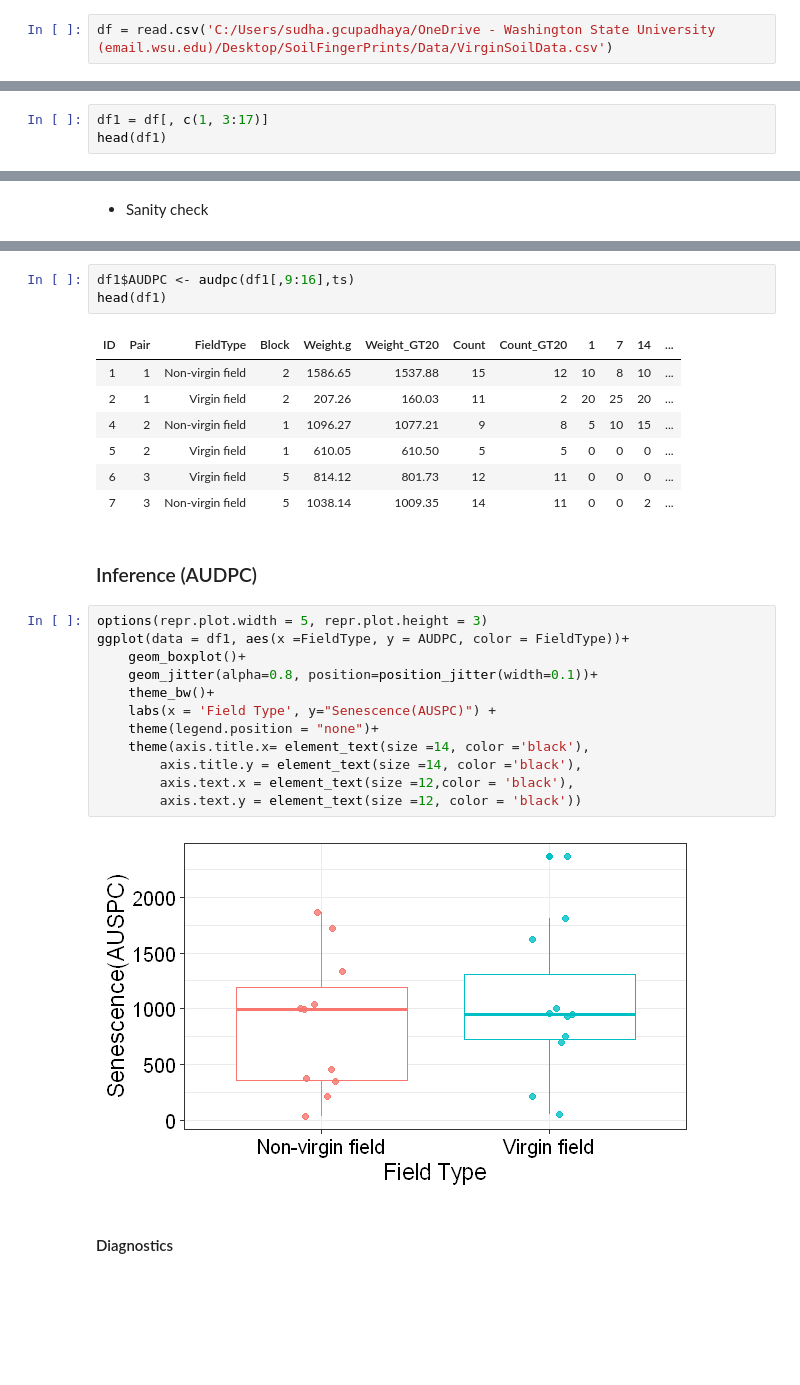
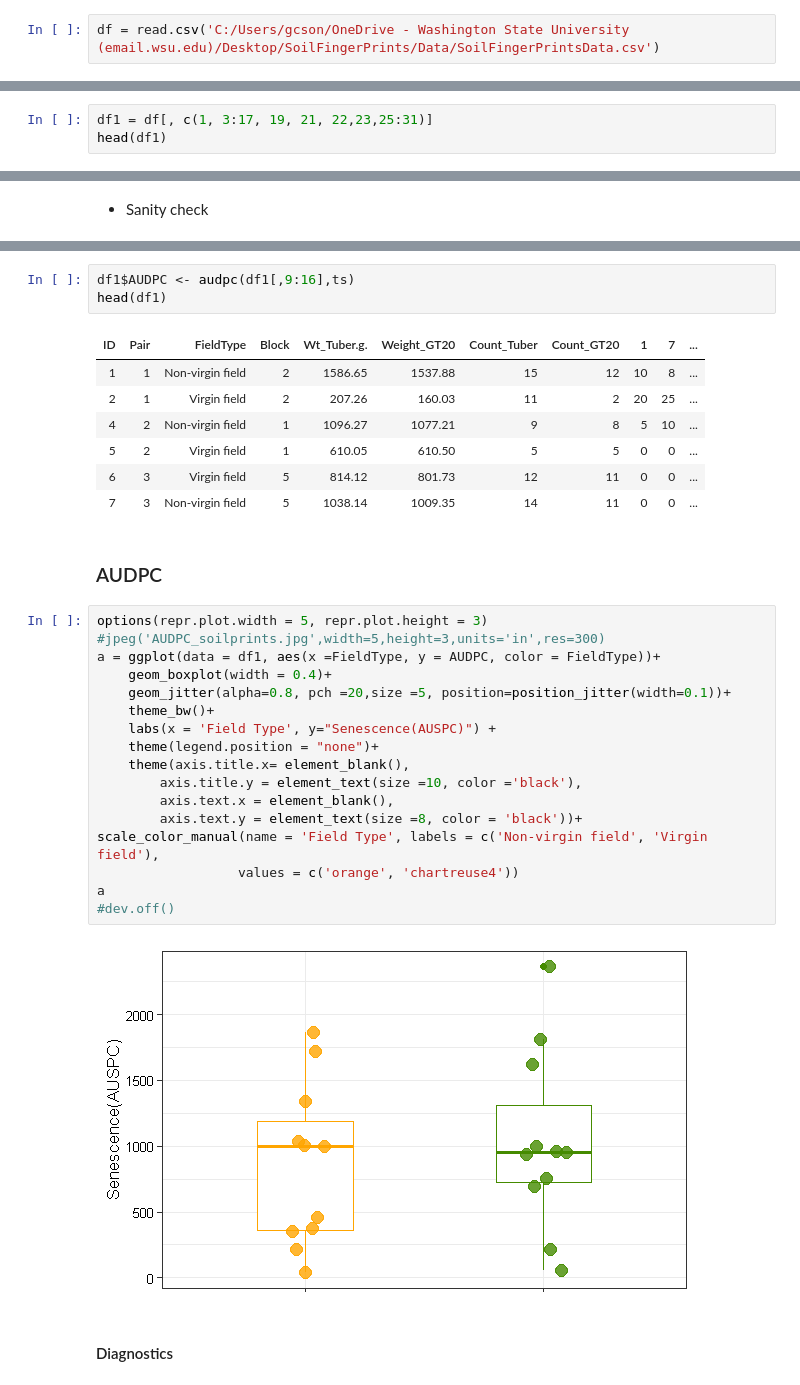
Before and after one commit to d-linnard/SoilFingerPrints, a Jupyter notebook: Script/VirgiinSoil2021.ipynb, the cells around one changed output, grey strips where cells are left out. Drawn from its saved outputs; the diff is of its cells as text; blank space fills up the shorter version.

```diff
--- a/Script/VirgiinSoil2021.ipynb
+++ b/Script/VirgiinSoil2021.ipynb
@@ -7,5 +117,5 @@ getwd()
 # %%
-df = read.csv('C:/Users/sudha.gcupadhaya/OneDrive - Washington State University (email.wsu.edu)/Desktop/SoilFingerPrints/Data/VirginSoilData.csv')
+df = read.csv('C:/Users/gcson/OneDrive - Washington State University (email.wsu.edu)/Desktop/SoilFingerPrints/Data/SoilFingerPrintsData.csv')
 # %%
 str(df)
 # %% [output]
@@ -55,4 +163,4 @@ str(df)
 # %%
-df1 = df[, c(1, 3:17)]
+df1 = df[, c(1, 3:17, 19, 21, 22,23,25:31)]
 head(df1)
 # %% [output]
@@ -145,29 +259,34 @@ names(df1)
 df1$AUDPC <- audpc(df1[,9:16],ts)
 head(df1)
 # %% [output]
-| ID | Pair | FieldType | Block | Weight.g | Weight_GT20 | Count | Count_GT20 | 1 | 7 | 14 | ... |
-| 1 | 1 | Non-virgin field | 2 | 1586.65 | 1537.88 | 15 | 12 | 10 | 8 | 10 | ... |
-| 2 | 1 | Virgin field | 2 | 207.26 | 160.03 | 11 | 2 | 20 | 25 | 20 | ... |
-| 4 | 2 | Non-virgin field | 1 | 1096.27 | 1077.21 | 9 | 8 | 5 | 10 | 15 | ... |
-| 5 | 2 | Virgin field | 1 | 610.05 | 610.50 | 5 | 5 | 0 | 0 | 0 | ... |
-| 6 | 3 | Virgin field | 5 | 814.12 | 801.73 | 12 | 11 | 0 | 0 | 0 | ... |
-| 7 | 3 | Non-virgin field | 5 | 1038.14 | 1009.35 | 14 | 11 | 0 | 0 | 2 | ... |
+| ID | Pair | FieldType | Block | Wt_Tuber.g. | Weight_GT20 | Count_Tuber | Count_GT20 | 1 | 7 | ... |
+| 1 | 1 | Non-virgin field | 2 | 1586.65 | 1537.88 | 15 | 12 | 10 | 8 | ... |
+| 2 | 1 | Virgin field | 2 | 207.26 | 160.03 | 11 | 2 | 20 | 25 | ... |
+| 4 | 2 | Non-virgin field | 1 | 1096.27 | 1077.21 | 9 | 8 | 5 | 10 | ... |
+| 5 | 2 | Virgin field | 1 | 610.05 | 610.50 | 5 | 5 | 0 | 0 | ... |
+| 6 | 3 | Virgin field | 5 | 814.12 | 801.73 | 12 | 11 | 0 | 0 | ... |
+| 7 | 3 | Non-virgin field | 5 | 1038.14 | 1009.35 | 14 | 11 | 0 | 0 | ... |
 # %% [markdown]
-### Inference (AUDPC)
+### AUDPC
 # %%
 options(repr.plot.width = 5, repr.plot.height = 3)
-ggplot(data = df1, aes(x =FieldType, y = AUDPC, color = FieldType))+
-    geom_boxplot()+
-    geom_jitter(alpha=0.8, position=position_jitter(width=0.1))+
+#jpeg('AUDPC_soilprints.jpg',width=5,height=3,units='in',res=300)
+a = ggplot(data = df1, aes(x =FieldType, y = AUDPC, color = FieldType))+
+    geom_boxplot(width = 0.4)+
+    geom_jitter(alpha=0.8, pch =20,size =5, position=position_jitter(width=0.1))+
     theme_bw()+
     labs(x = 'Field Type', y="Senescence(AUSPC)") +
     theme(legend.position = "none")+
-    theme(axis.title.x= element_text(size =14, color ='black'),
-        axis.title.y = element_text(size =14, color ='black'),
-        axis.text.x = element_text(size =12,color = 'black'),
-        axis.text.y = element_text(size =12, color = 'black'))
+    theme(axis.title.x= element_blank(),
+        axis.title.y = element_text(size =10, color ='black'),
+        axis.text.x = element_blank(),
+        axis.text.y = element_text(size =8, color = 'black'))+
+scale_color_manual(name = 'Field Type', labels = c('Non-virgin field', 'Virgin field'),
+                  values = c('orange', 'chartreuse4'))
+a
+#dev.off()
 # %% [output]
-[figure, old version]
+[figure, new version]
 # %% [markdown]
 #### Diagnostics
 # %%
```
Also changed, not shown: parts of 49 cells of this notebook, 15 other files.
